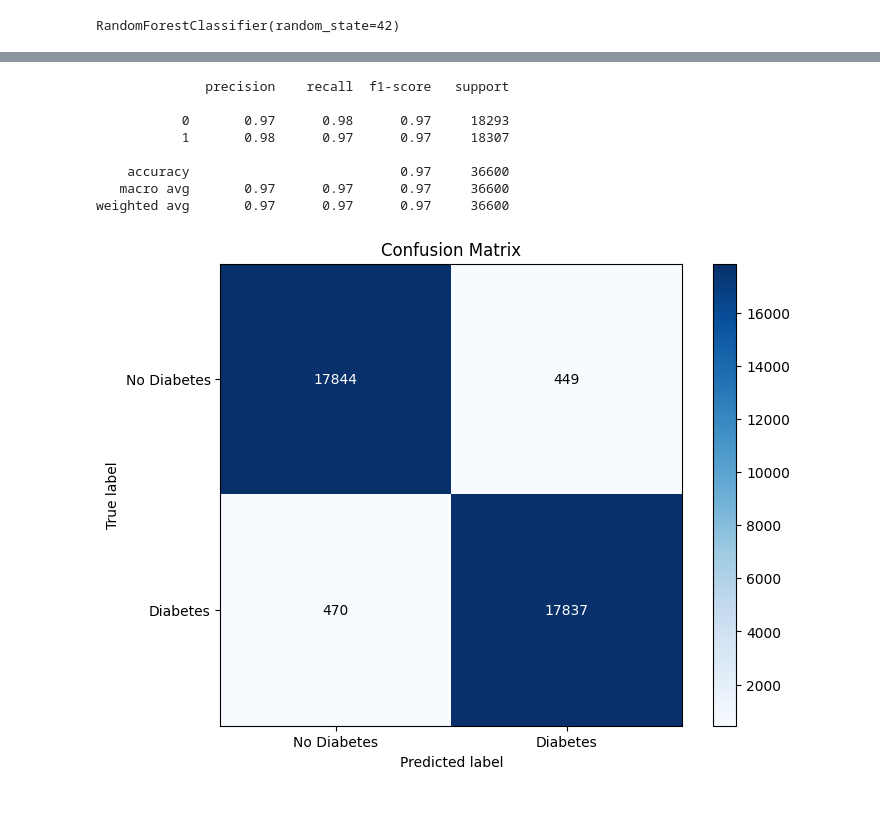
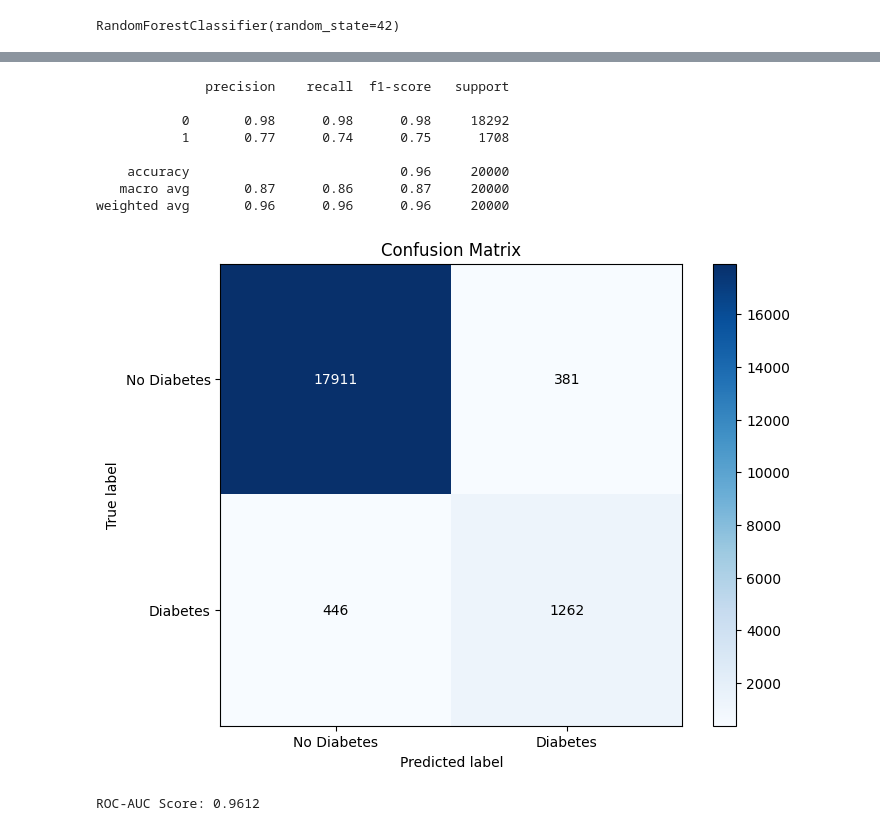
Before and after one commit to ElmWill/diabetic_predictor, a Jupyter notebook: train_model/main.ipynb, the cells around one changed output, grey strips where cells are left out. Saved outputs shown, nothing was run; the diff lists cells and outputs as text; code cells hidden in the pictures.

```diff
--- a/train_model/main.ipynb
+++ b/train_model/main.ipynb
@@ -178,5 +187,5 @@ X_train, X_test, y_train, y_test = train_test_split(X_balanced, y_balanced, test
 # %%
 # Scaling
 scaler = StandardScaler()
-X_train_scaled = scaler.fit_transform(X_train)
+X_train_scaled = scaler.fit_transform(X_train_balanced)
 X_test_scaled = scaler.transform(X_test)
@@ -182,0 +279,28 @@ X_test_scaled = scaler.transform(X_test)
+# %%
+#XGBoost (XGBRF)
+from xgboost import XGBRFClassifier
+model_xgf = XGBRFClassifier()
+model_xgf.fit(X_train_scaled, y_train_balanced)
+
+y_pred_xgf = model_xgf.predict(X_test_scaled)
+print(classification_report(y_test, y_pred_xgf))
+
+# Confusion Matrix
+cm = confusion_matrix(y_test, y_pred_xgf)
+plt.figure(figsize=(8, 6))
+plt.imshow(cm, interpolation='nearest', cmap=plt.cm.Blues)
+plt.title('Confusion Matrix')
+plt.colorbar()
+plt.xticks(np.arange(2), ['No Diabetes', 'Diabetes'])
+plt.yticks(np.arange(2), ['No Diabetes', 'Diabetes'])
+plt.xlabel('Predicted label')
+plt.ylabel('True label')
+
+# Show numbers in each cell
+for i in range(cm.shape[0]):
+    for j in range(cm.shape[1]):
+        plt.text(j, i, format(cm[i, j], 'd'),
+                 ha="center", va="center",
+                 color="white" if cm[i, j] > cm.max() / 2. else "black")
+
+plt.show()
@@ -183,6 +319,6 @@ X_test_scaled = scaler.transform(X_test)
 # %%
 model = RandomForestClassifier(n_estimators=100, random_state=42)
-model.fit(X_train_scaled, y_train)
+model.fit(X_train_scaled, y_train_balanced)
 # %% [output]
 RandomForestClassifier(random_state=42)
 # %%
@@ -223,33 +359,41 @@ Loaded existing model and scaler.
+# %%
+y_pred = model.predict(X_test_scaled)
+y_proba = model.predict_proba(X_test_scaled)[:, 1]
 # %%
-classification_report(y_test, model.predict(X_test_scaled))
-print(classification_report(y_test, model.predict(X_test_scaled)))
+classification_report(y_test, y_pred)
+print(classification_report(y_test, y_pred))
 
 # Confusion Matrix
 cm = confusion_matrix(y_test, model.predict(X_test_scaled))
 plt.figure(figsize=(8, 6))
 plt.imshow(cm, interpolation='nearest', cmap=plt.cm.Blues)
 plt.title('Confusion Matrix')
 plt.colorbar()
 plt.xticks(np.arange(2), ['No Diabetes', 'Diabetes'])
 plt.yticks(np.arange(2), ['No Diabetes', 'Diabetes'])
 plt.xlabel('Predicted label')
 plt.ylabel('True label')
 
 # Show numbers in each cell
 for i in range(cm.shape[0]):
     for j in range(cm.shape[1]):
         plt.text(j, i, format(cm[i, j], 'd'),
                  ha="center", va="center",
                  color="white" if cm[i, j] > cm.max() / 2. else "black")
 
 plt.show()
 # %% [output]
               precision    recall  f1-score   support
 
-           0       0.97      0.98      0.97     18293
-           1       0.98      0.97      0.97     18307
+           0       0.98      0.98      0.98     18292
+           1       0.77      0.74      0.75      1708
 
-    accuracy                           0.97     36600
-   macro avg       0.97      0.97      0.97     36600
-weighted avg       0.97      0.97      0.97     36600
+    accuracy                           0.96     20000
+   macro avg       0.87      0.86      0.87     20000
+weighted avg       0.96      0.96      0.96     20000
-[figure, old version]
+[figure, new version]
+# %%
+roc_auc = roc_auc_score(y_test, y_proba)
+print(f"ROC-AUC Score: {roc_auc:.4f}")
+# %% [output]
+ROC-AUC Score: 0.9612
```
Also changed, not shown: parts of 16 cells of this notebook, 3 other files.
